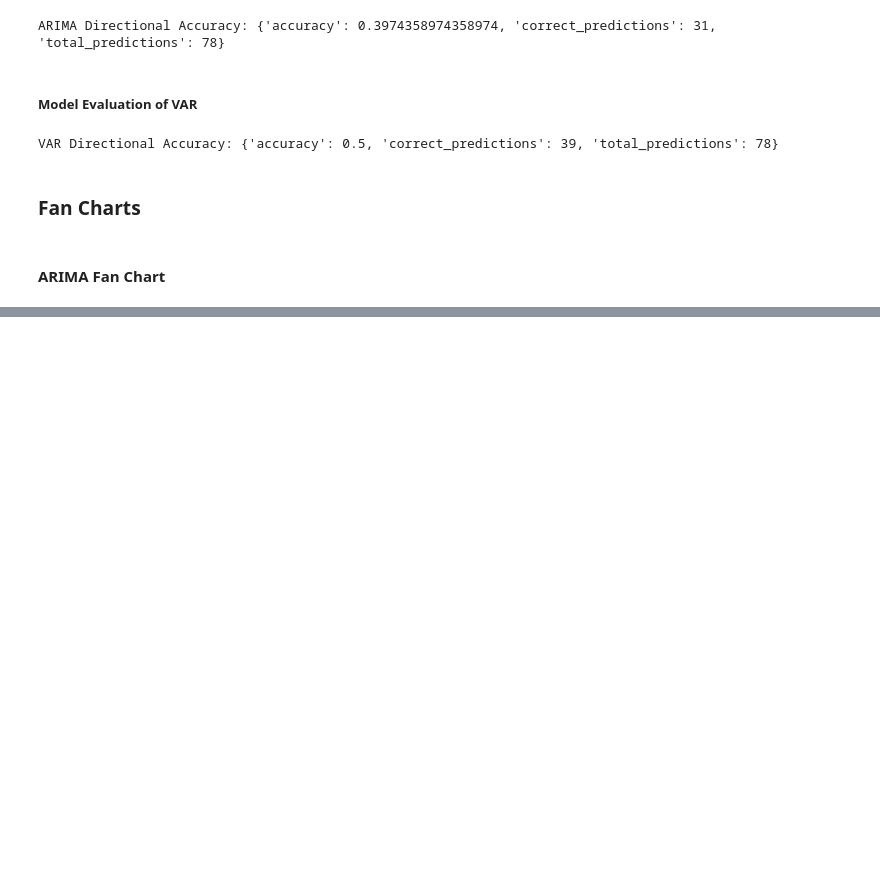
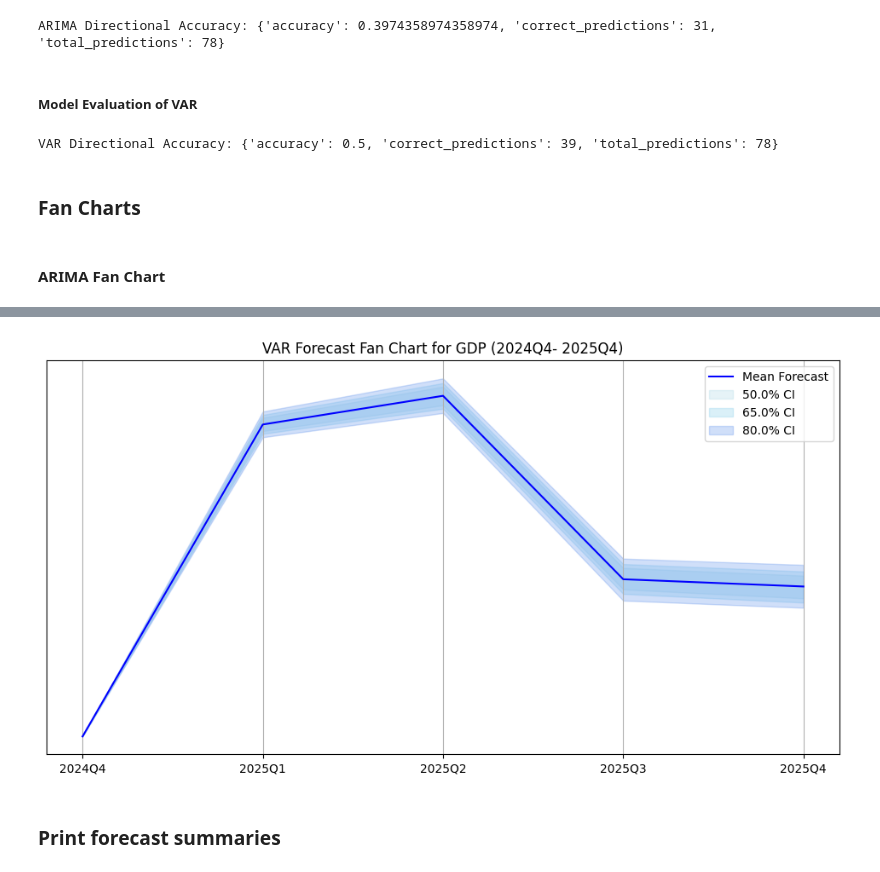
Before and after one commit to turrrray/dsedatathon, a Jupyter notebook: NUS_DSESC_DATABUSTERS_XX.ipynb, the cells around one changed output, grey strips where cells are left out. Drawn from its saved outputs; the diff is of its cells as text; code cells hidden in the pictures; blank space fills up the shorter version.

```diff
--- a/NUS_DSESC_DATABUSTERS_XX.ipynb
+++ b/NUS_DSESC_DATABUSTERS_XX.ipynb
@@ -437,0 +458,11 @@ for i in range(n_simulations):
+# %%
+var_fan = generate_fan_chart(
+    pd.DataFrame(var_forecasts),
+    intervals,
+    'VAR Forecast Fan Chart for GDP (2024Q4- 2025Q4)'
+)
+var_fan.show()
+# %% [output]
+[figure, added]
+# %% [markdown]
+### Print forecast summaries
```
Also changed, not shown: parts of 10 cells of this notebook.
